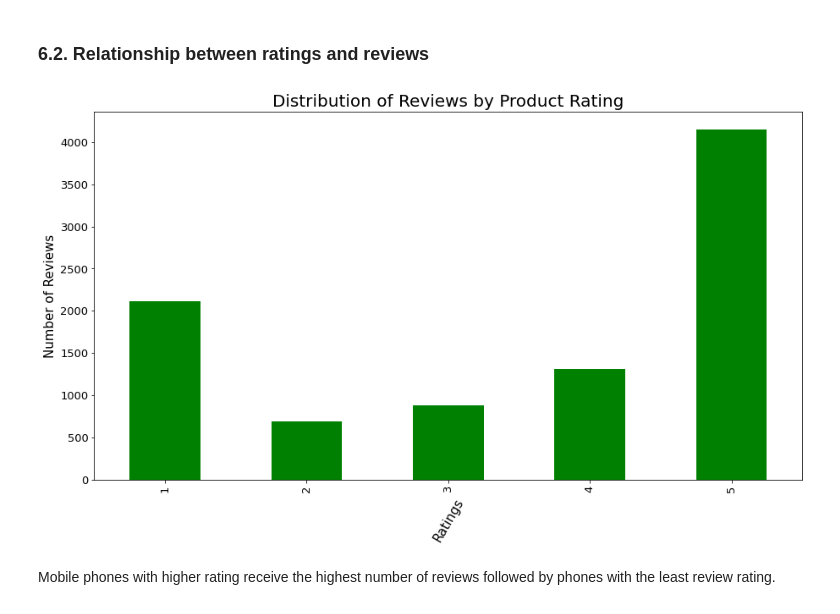
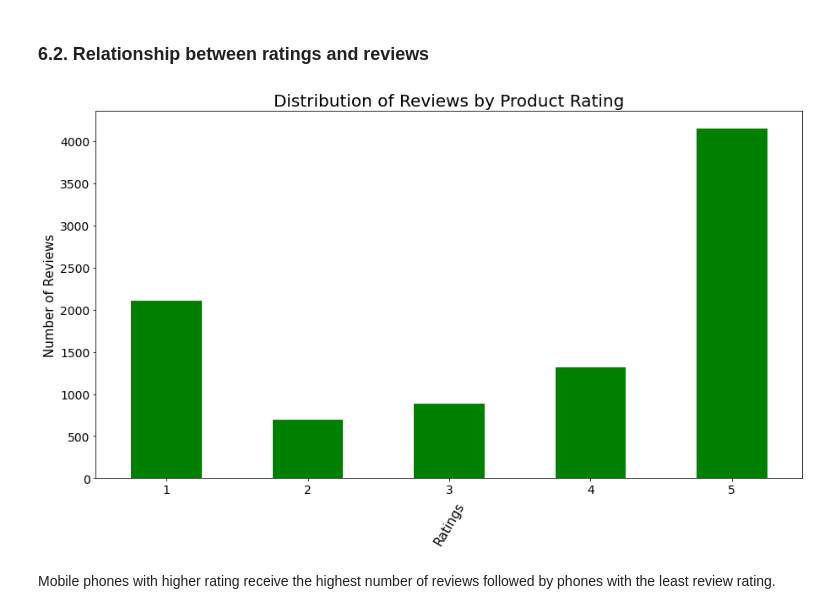
Before and after one commit to Mercy-Njambi/Mobile-Phone-Sentiment-Analysis, a Jupyter notebook: Mobile_Phone_Sentiment_Analysis.ipynb, the cells around one changed output. Cells and saved outputs as stored; diff of their text form; code cells hidden in the pictures.

```diff
--- a/Mobile_Phone_Sentiment_Analysis.ipynb
+++ b/Mobile_Phone_Sentiment_Analysis.ipynb
@@ -455,11 +456,11 @@ df.drop('Product_name', axis=1, inplace=True)
 def to_sentiment(rating):
 
     if rating <= 2:
-      return 'negative'
+      return 'Negative'
     elif rating == 3:
-      return 'neutral'
+      return 'Neutral'
     else:
-      return 'positive'
+      return 'Positive'
 
 df['ratings_sentiment'] = df['Rating'].apply(to_sentiment)
 # %%
@@ -533,13 +534,15 @@ ratings_review = df.groupby('Rating')['Review'].count()
 # %%
 # plot the data
 ax1 = ratings_review.plot(kind='bar', figsize=(15,8), color="green", fontsize = 13);
 ax1.set_alpha(0.8)
+plt.xticks(rotation = 0,fontsize = 14)
+plt.yticks(fontsize = 14)
 ax1.set_title('Distribution of Reviews by Product Rating', fontsize = 20)
 ax1.set_ylabel("Number of Reviews", fontsize = 15);
 ax1.set_xlabel("Ratings", fontsize = 15 , rotation = 60)
 plt.show();
 # %% [output]
-[figure, old version]
+[figure, new version]
 # %% [markdown]
 Mobile phones with higher rating receive the highest number of reviews followed by phones with the least review rating.
 # %% [markdown]
```
Also changed, not shown: parts of 58 cells of this notebook.
